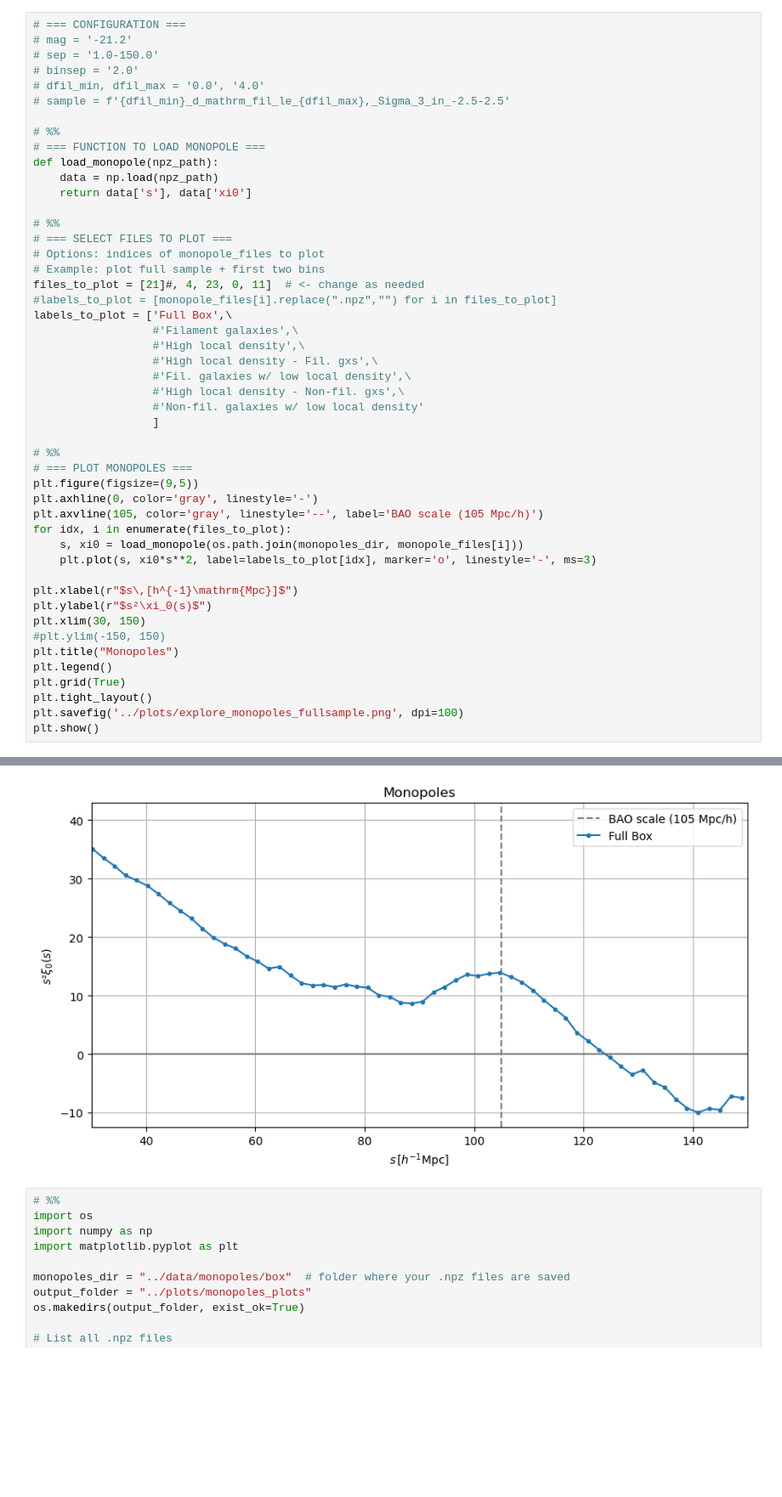
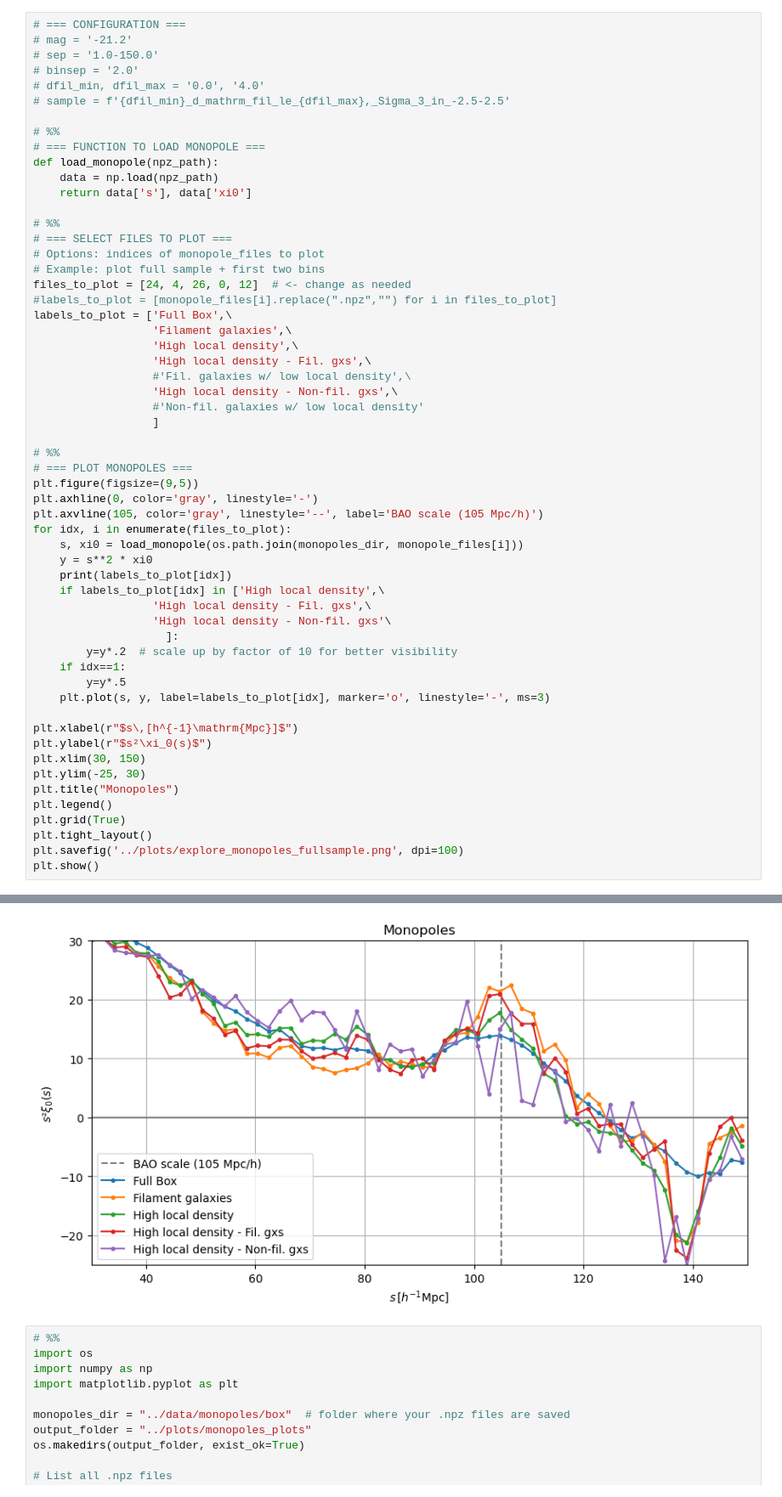
Before and after one commit to FedeDavilaKurban/filbao-md, a Jupyter notebook: explore_monopoles.ipynb, the cells around one changed output, grey strips where cells are left out. Shown at 85% size. Cells and saved outputs as stored; diff of their text form; blank space fills up the shorter version.

```diff
--- a/explore_monopoles.ipynb
+++ b/explore_monopoles.ipynb
@@ -49,14 +49,14 @@ def load_monopole(npz_path):
 # === SELECT FILES TO PLOT ===
 # Options: indices of monopole_files to plot
 # Example: plot full sample + first two bins
-files_to_plot = [21]#, 4, 23, 0, 11]  # <- change as needed
+files_to_plot = [24, 4, 26, 0, 12]  # <- change as needed
 #labels_to_plot = [monopole_files[i].replace(".npz","") for i in files_to_plot]
 labels_to_plot = ['Full Box',\
-                  #'Filament galaxies',\
-                  #'High local density',\
-                  #'High local density - Fil. gxs',\
+                  'Filament galaxies',\
+                  'High local density',\
+                  'High local density - Fil. gxs',\
                   #'Fil. galaxies w/ low local density',\
-                  #'High local density - Non-fil. gxs',\
+                  'High local density - Non-fil. gxs',\
                   #'Non-fil. galaxies w/ low local density'
                   ]
 
@@ -67,12 +67,21 @@ plt.axhline(0, color='gray', linestyle='-')
 plt.axvline(105, color='gray', linestyle='--', label='BAO scale (105 Mpc/h)')
 for idx, i in enumerate(files_to_plot):
     s, xi0 = load_monopole(os.path.join(monopoles_dir, monopole_files[i]))
-    plt.plot(s, xi0*s**2, label=labels_to_plot[idx], marker='o', linestyle='-', ms=3)
+    y = s**2 * xi0
+    print(labels_to_plot[idx])
+    if labels_to_plot[idx] in ['High local density',\
+                  'High local density - Fil. gxs',\
+                  'High local density - Non-fil. gxs'\
+                    ]:
+        y=y*.2  # scale up by factor of 10 for better visibility
+    if idx==1:
+        y=y*.5
+    plt.plot(s, y, label=labels_to_plot[idx], marker='o', linestyle='-', ms=3)
 
 plt.xlabel(r"$s\,[h^{-1}\mathrm{Mpc}]$")
 plt.ylabel(r"$s²\xi_0(s)$")
 plt.xlim(30, 150)
-#plt.ylim(-150, 150)
+plt.ylim(-25, 30)
 plt.title("Monopoles")
 plt.legend()
 plt.grid(True)
@@ -83,4 +97,4 @@ plt.show()
-[figure, old version]
+[figure, new version]
 # %%
 # %%
 import os
```
Also changed, not shown: parts of 2 cells of this notebook.
